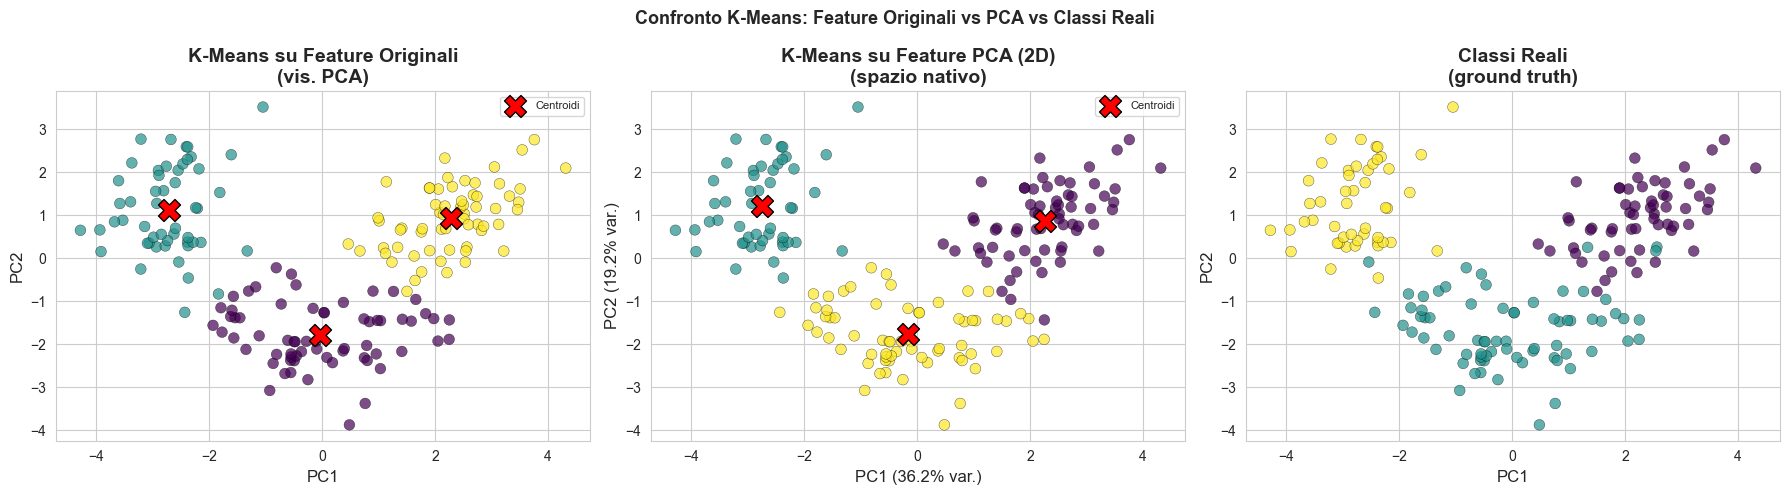
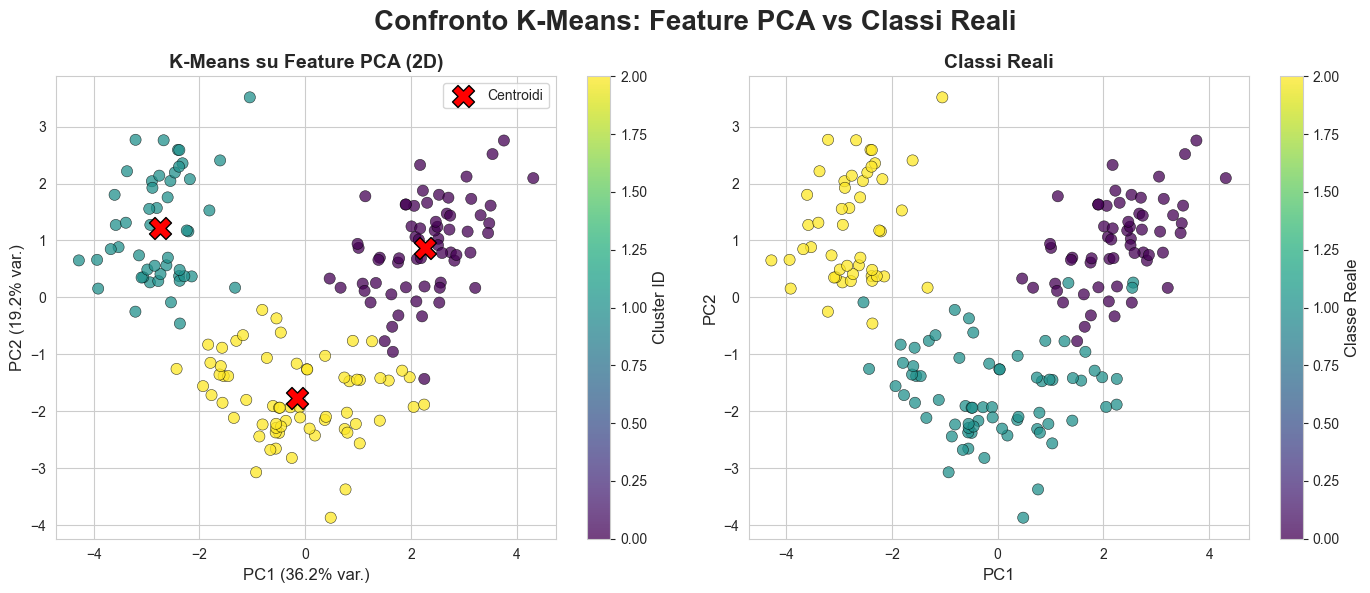
Code edit (unified diff) that turned the first committed figure into the second:
--- before
+++ after
@@ -7,50 +7,33 @@
 
 # Visualizzazione del clustering PCA
-fig, axes_pca_cluster = plt.subplots(1, 3, figsize=(18, 5))
+fig, axes_pca_cluster = plt.subplots(1, 2, figsize=(14, 6))
 
-# Subplot 1: K-Means su feature originali (proiezione PCA per visualizzazione)
-axes_pca_cluster[0].scatter(
-    coords_2d_for_visualization[:, 0], coords_2d_for_visualization[:, 1],
-    c=cluster_labels_from_original, cmap='viridis', edgecolors='k', alpha=0.7, s=60, linewidths=0.3
-)
-# I centroidi del K-Means sulle feature originali vivono in 13D: li proiettiamo nello
-# stesso spazio PCA usato per i punti, così sono coerenti con la nuvola visualizzata.
-original_centroids_2d = pca_for_2d_visualization.transform(   # proiezione dei centroidi 13D -> 2D PCA
-    kmeans_on_original_features.cluster_centers_
+# Subplot 1: K-Means su feature PCA (i cluster sono direttamente nello spazio PCA)
+pca_centroids_2d = kmeans_on_pca_features.cluster_centers_       # centroidi già nello spazio PCA 2D
+scatter_pca = axes_pca_cluster[0].scatter(
+    pca_2d_feature_matrix[:, 0], pca_2d_feature_matrix[:, 1],
+    c=cluster_labels_from_pca, cmap='viridis', edgecolors='k', alpha=0.75, s=65, linewidths=0.4
 )
 axes_pca_cluster[0].scatter(
-    original_centroids_2d[:, 0], original_centroids_2d[:, 1],
-    c='red', marker='X', s=250, zorder=5, edgecolors='black', linewidths=1, label='Centroidi'
-)
-axes_pca_cluster[0].set_title('K-Means su Feature Originali\n(vis. PCA)', fontweight='bold')
-axes_pca_cluster[0].set_xlabel('PC1')
-axes_pca_cluster[0].set_ylabel('PC2')
-axes_pca_cluster[0].legend(fontsize=8)
-
-# Subplot 2: K-Means su feature PCA (i cluster sono direttamente nello spazio PCA)
-pca_centroids_2d = kmeans_on_pca_features.cluster_centers_       # centroidi già nello spazio PCA 2D
-scatter_pca = axes_pca_cluster[1].scatter(
-    pca_2d_feature_matrix[:, 0], pca_2d_feature_matrix[:, 1],
-    c=cluster_labels_from_pca, cmap='viridis', edgecolors='k', alpha=0.7, s=60, linewidths=0.3
-)
-axes_pca_cluster[1].scatter(
     pca_centroids_2d[:, 0], pca_centroids_2d[:, 1],
     c='red', marker='X', s=250, zorder=5, edgecolors='black', linewidths=1, label='Centroidi'
 )
-axes_pca_cluster[1].set_title('K-Means su Feature PCA (2D)\n(spazio nativo)', fontweight='bold')
-axes_pca_cluster[1].set_xlabel(f'PC1 ({explained_variance_per_component[0]*100:.1f}% var.)')
-axes_pca_cluster[1].set_ylabel(f'PC2 ({explained_variance_per_component[1]*100:.1f}% var.)')
-axes_pca_cluster[1].legend(fontsize=8)
+axes_pca_cluster[0].set_title('K-Means su Feature PCA (2D)', fontweight='bold')
+axes_pca_cluster[0].set_xlabel(f'PC1 ({explained_variance_per_component[0]*100:.1f}% var.)')
+axes_pca_cluster[0].set_ylabel(f'PC2 ({explained_variance_per_component[1]*100:.1f}% var.)')
+axes_pca_cluster[0].legend()
+plt.colorbar(scatter_pca, ax=axes_pca_cluster[0], label='Cluster ID')
 
-# Subplot 3: classi reali
-axes_pca_cluster[2].scatter(
+# Subplot 2: classi reali
+scatter_real_pca = axes_pca_cluster[1].scatter(
     pca_2d_feature_matrix[:, 0], pca_2d_feature_matrix[:, 1],
-    c=target_vector, cmap='viridis', edgecolors='k', alpha=0.7, s=60, linewidths=0.3
+    c=target_vector, cmap='viridis', edgecolors='k', alpha=0.75, s=65, linewidths=0.4
 )
-axes_pca_cluster[2].set_title('Classi Reali\n(ground truth)', fontweight='bold')
-axes_pca_cluster[2].set_xlabel('PC1')
-axes_pca_cluster[2].set_ylabel('PC2')
+axes_pca_cluster[1].set_title('Classi Reali', fontweight='bold')
+axes_pca_cluster[1].set_xlabel('PC1')
+axes_pca_cluster[1].set_ylabel('PC2')
+plt.colorbar(scatter_real_pca, ax=axes_pca_cluster[1], label='Classe Reale')
 
-fig.suptitle('Confronto K-Means: Feature Originali vs PCA vs Classi Reali', fontsize=13, fontweight='bold')
+fig.suptitle('Confronto K-Means: Feature PCA vs Classi Reali', fontsize=20, fontweight='bold')
 plt.tight_layout()
 plt.show()

Commit: Modified Graphs sizes